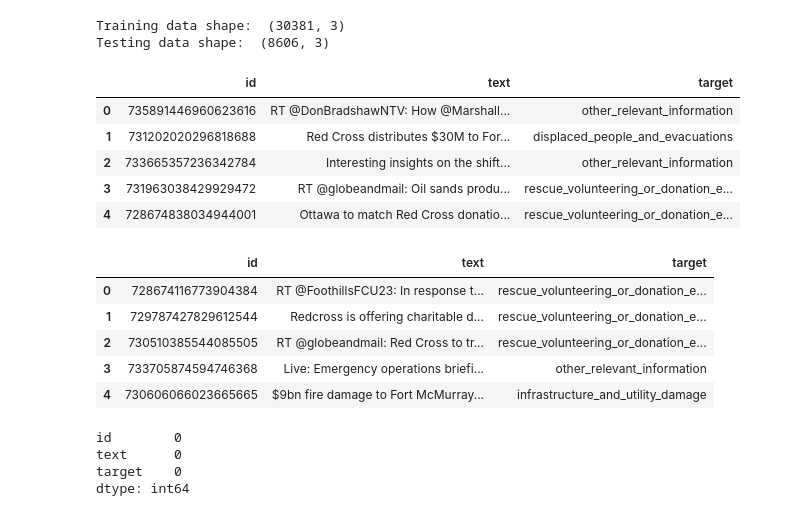
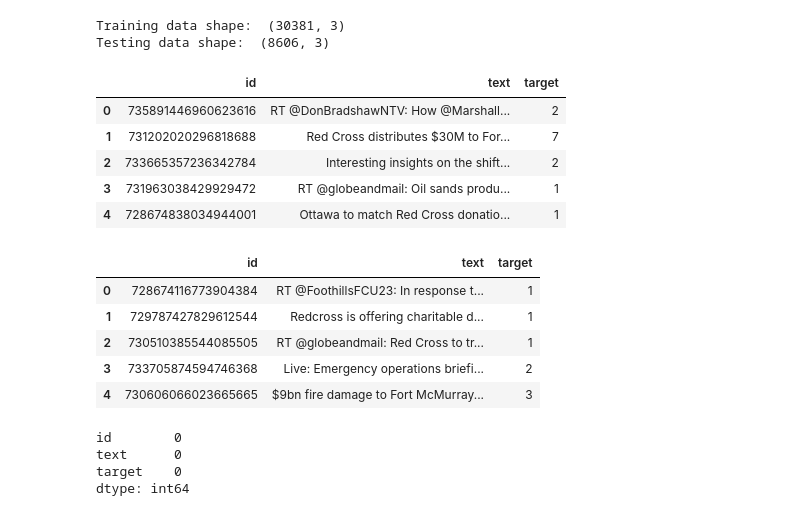
Before and after one commit to larcanee/Disaster_Detection, a Jupyter notebook: bertpreprocessing.ipynb, the cells around one changed output. Drawn from its saved outputs; the diff is of its cells as text; code cells hidden in the pictures.

```diff
--- a/bertpreprocessing.ipynb
+++ b/bertpreprocessing.ipynb
@@ -58,31 +58,31 @@ Requirement already satisfied: textstat in c:\users\esgpe\appdata\local\programs
 Requirement already satisfied: pyphen in c:\users\esgpe\appdata\local\programs\python\python311\lib\site-packages (from textstat) (0.14.0)
 # %%
 #Training data
-train = pd.read_csv('categories.csv')
-test = pd.read_csv('categories_test.csv')
+train = pd.read_csv('categorynums.csv')
+test = pd.read_csv('categorynumstest.csv')
 print('Training data shape: ', train.shape)
 print('Testing data shape: ', test.shape)
 
 # First few rows of the training dataset
 train.head()
 
 # First few rows of the testing dataset
 test.head()
 # %% [output]
 Training data shape:  (30381, 3)
 Testing data shape:  (8606, 3)
 |  | id | text | target |
-| 0 | 735891446960623616 | RT @DonBradshawNTV: How @Marshall... | other_relevant_information |
-| 1 | 731202020296818688 | Red Cross distributes $30M to For... | displaced_people_and_evacuations |
-| 2 | 733665357236342784 | Interesting insights on the shift... | other_relevant_information |
-| 3 | 731963038429929472 | RT @globeandmail: Oil sands produ... | rescue_volunteering_or_donation_e... |
-| 4 | 728674838034944001 | Ottawa to match Red Cross donatio... | rescue_volunteering_or_donation_e... |
+| 0 | 735891446960623616 | RT @DonBradshawNTV: How @Marshall... | 2 |
+| 1 | 731202020296818688 | Red Cross distributes $30M to For... | 7 |
+| 2 | 733665357236342784 | Interesting insights on the shift... | 2 |
+| 3 | 731963038429929472 | RT @globeandmail: Oil sands produ... | 1 |
+| 4 | 728674838034944001 | Ottawa to match Red Cross donatio... | 1 |
 |  | id | text | target |
-| 0 | 728674116773904384 | RT @FoothillsFCU23: In response t... | rescue_volunteering_or_donation_e... |
-| 1 | 729787427829612544 | Redcross is offering charitable d... | rescue_volunteering_or_donation_e... |
-| 2 | 730510385544085505 | RT @globeandmail: Red Cross to tr... | rescue_volunteering_or_donation_e... |
-| 3 | 733705874594746368 | Live: Emergency operations briefi... | other_relevant_information |
-| 4 | 730606066023665665 | $9bn fire damage to Fort McMurray... | infrastructure_and_utility_damage |
+| 0 | 728674116773904384 | RT @FoothillsFCU23: In response t... | 1 |
+| 1 | 729787427829612544 | Redcross is offering charitable d... | 1 |
+| 2 | 730510385544085505 | RT @globeandmail: Red Cross to tr... | 1 |
+| 3 | 733705874594746368 | Live: Emergency operations briefi... | 2 |
+| 4 | 730606066023665665 | $9bn fire damage to Fort McMurray... | 3 |
 # %%
 #Missing values in training set
 train.isnull().sum()
```
Also changed, not shown: parts of 7 cells of this notebook, 33 other files.
